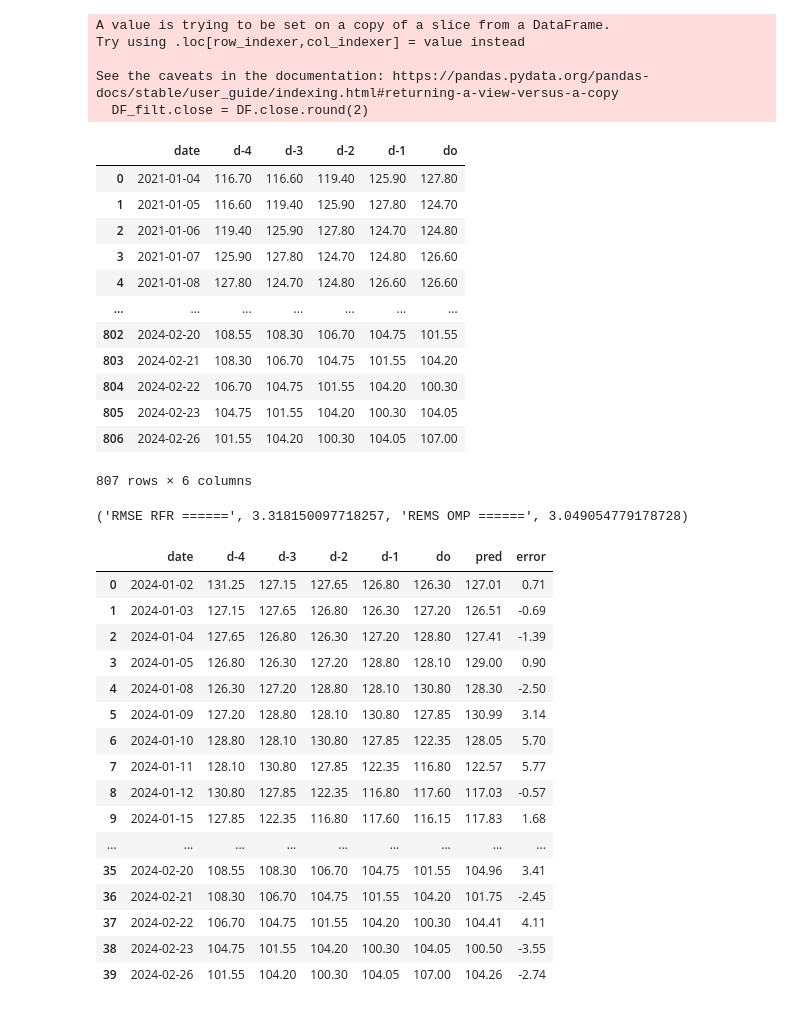
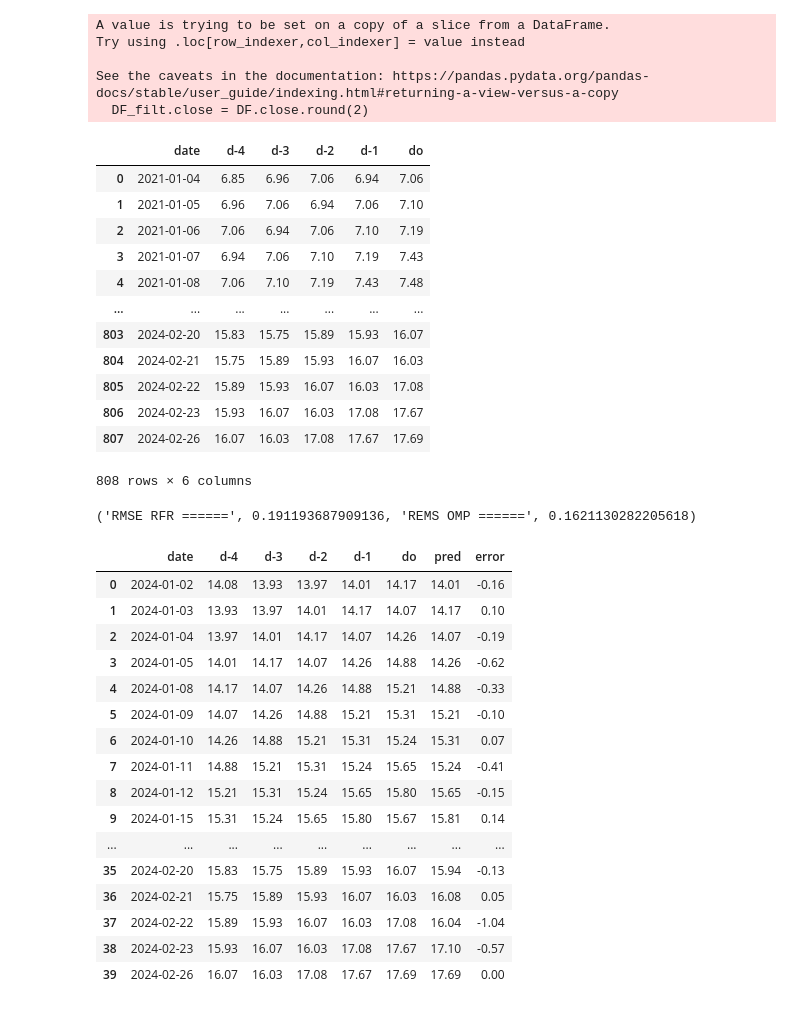
Before and after one commit to javicastano77/IBEX-35-Analysis, a Jupyter notebook: model_omp/model_template.ipynb, the cells around one changed output. Cells and saved outputs as stored; diff of their text form; code cells hidden in the pictures.

```diff
--- a/model_omp/model_template.ipynb
+++ b/model_omp/model_template.ipynb
@@ -39,0 +22,4 @@ acciona
+# %%
+indra = primera_llamada('Indra')
+
+indra
@@ -61,28 +61,28 @@ def preparar_modelo(DF):
 
     return new_df
 # %%
-new_df = preparar_modelo(acciona)
+new_df = preparar_modelo(indra)
 
 new_df
 # %% [output]
 A value is trying to be set on a copy of a slice from a DataFrame.
 Try using .loc[row_indexer,col_indexer] = value instead
 
 See the caveats in the documentation: https://pandas.pydata.org/pandas-docs/stable/user_guide/indexing.html#returning-a-view-versus-a-copy
   DF_filt.close = DF.close.round(2)
 |  | date | d-4 | d-3 | d-2 | d-1 | do |
-| 0 | 2021-01-04 | 116.70 | 116.60 | 119.40 | 125.90 | 127.80 |
-| 1 | 2021-01-05 | 116.60 | 119.40 | 125.90 | 127.80 | 124.70 |
-| 2 | 2021-01-06 | 119.40 | 125.90 | 127.80 | 124.70 | 124.80 |
-| 3 | 2021-01-07 | 125.90 | 127.80 | 124.70 | 124.80 | 126.60 |
-| 4 | 2021-01-08 | 127.80 | 124.70 | 124.80 | 126.60 | 126.60 |
+| 0 | 2021-01-04 | 6.85 | 6.96 | 7.06 | 6.94 | 7.06 |
+| 1 | 2021-01-05 | 6.96 | 7.06 | 6.94 | 7.06 | 7.10 |
+| 2 | 2021-01-06 | 7.06 | 6.94 | 7.06 | 7.10 | 7.19 |
+| 3 | 2021-01-07 | 6.94 | 7.06 | 7.10 | 7.19 | 7.43 |
+| 4 | 2021-01-08 | 7.06 | 7.10 | 7.19 | 7.43 | 7.48 |
 | ... | ... | ... | ... | ... | ... | ... |
-| 802 | 2024-02-20 | 108.55 | 108.30 | 106.70 | 104.75 | 101.55 |
-| 803 | 2024-02-21 | 108.30 | 106.70 | 104.75 | 101.55 | 104.20 |
-| 804 | 2024-02-22 | 106.70 | 104.75 | 101.55 | 104.20 | 100.30 |
-| 805 | 2024-02-23 | 104.75 | 101.55 | 104.20 | 100.30 | 104.05 |
-| 806 | 2024-02-26 | 101.55 | 104.20 | 100.30 | 104.05 | 107.00 |
+| 803 | 2024-02-20 | 15.83 | 15.75 | 15.89 | 15.93 | 16.07 |
+| 804 | 2024-02-21 | 15.75 | 15.89 | 15.93 | 16.07 | 16.03 |
+| 805 | 2024-02-22 | 15.89 | 15.93 | 16.07 | 16.03 | 17.08 |
+| 806 | 2024-02-23 | 15.93 | 16.07 | 16.03 | 17.08 | 17.67 |
+| 807 | 2024-02-26 | 16.07 | 16.03 | 17.08 | 17.67 | 17.69 |
-807 rows × 6 columns
+808 rows × 6 columns
 # %%
 
 def modelo_train(new_df):
@@ -125,7 +125,7 @@ def modelo_train(new_df):
 # %%
 modelo_train(new_df)
 # %% [output]
-('RMSE RFR ======', 3.318150097718257, 'REMS OMP ======', 3.049054779178728)
+('RMSE RFR ======', 0.191193687909136, 'REMS OMP ======', 0.1621130282205618)
 # %%
 def model(new_df):
 
@@ -178,19 +178,19 @@ df_pred = model(new_df)
 df_pred
 # %% [output]
 |  | date | d-4 | d-3 | d-2 | d-1 | do | pred | error |
-| 0 | 2024-01-02 | 131.25 | 127.15 | 127.65 | 126.80 | 126.30 | 127.01 | 0.71 |
-| 1 | 2024-01-03 | 127.15 | 127.65 | 126.80 | 126.30 | 127.20 | 126.51 | -0.69 |
-| 2 | 2024-01-04 | 127.65 | 126.80 | 126.30 | 127.20 | 128.80 | 127.41 | -1.39 |
-| 3 | 2024-01-05 | 126.80 | 126.30 | 127.20 | 128.80 | 128.10 | 129.00 | 0.90 |
-| 4 | 2024-01-08 | 126.30 | 127.20 | 128.80 | 128.10 | 130.80 | 128.30 | -2.50 |
-| 5 | 2024-01-09 | 127.20 | 128.80 | 128.10 | 130.80 | 127.85 | 130.99 | 3.14 |
-| 6 | 2024-01-10 | 128.80 | 128.10 | 130.80 | 127.85 | 122.35 | 128.05 | 5.70 |
-| 7 | 2024-01-11 | 128.10 | 130.80 | 127.85 | 122.35 | 116.80 | 122.57 | 5.77 |
-| 8 | 2024-01-12 | 130.80 | 127.85 | 122.35 | 116.80 | 117.60 | 117.03 | -0.57 |
-| 9 | 2024-01-15 | 127.85 | 122.35 | 116.80 | 117.60 | 116.15 | 117.83 | 1.68 |
+| 0 | 2024-01-02 | 14.08 | 13.93 | 13.97 | 14.01 | 14.17 | 14.01 | -0.16 |
+| 1 | 2024-01-03 | 13.93 | 13.97 | 14.01 | 14.17 | 14.07 | 14.17 | 0.10 |
+| 2 | 2024-01-04 | 13.97 | 14.01 | 14.17 | 14.07 | 14.26 | 14.07 | -0.19 |
+| 3 | 2024-01-05 | 14.01 | 14.17 | 14.07 | 14.26 | 14.88 | 14.26 | -0.62 |
+| 4 | 2024-01-08 | 14.17 | 14.07 | 14.26 | 14.88 | 15.21 | 14.88 | -0.33 |
+| 5 | 2024-01-09 | 14.07 | 14.26 | 14.88 | 15.21 | 15.31 | 15.21 | -0.10 |
+| 6 | 2024-01-10 | 14.26 | 14.88 | 15.21 | 15.31 | 15.24 | 15.31 | 0.07 |
+| 7 | 2024-01-11 | 14.88 | 15.21 | 15.31 | 15.24 | 15.65 | 15.24 | -0.41 |
+| 8 | 2024-01-12 | 15.21 | 15.31 | 15.24 | 15.65 | 15.80 | 15.65 | -0.15 |
+| 9 | 2024-01-15 | 15.31 | 15.24 | 15.65 | 15.80 | 15.67 | 15.81 | 0.14 |
 | ... | ... | ... | ... | ... | ... | ... | ... | ... |
-| 35 | 2024-02-20 | 108.55 | 108.30 | 106.70 | 104.75 | 101.55 | 104.96 | 3.41 |
-| 36 | 2024-02-21 | 108.30 | 106.70 | 104.75 | 101.55 | 104.20 | 101.75 | -2.45 |
-| 37 | 2024-02-22 | 106.70 | 104.75 | 101.55 | 104.20 | 100.30 | 104.41 | 4.11 |
-| 38 | 2024-02-23 | 104.75 | 101.55 | 104.20 | 100.30 | 104.05 | 100.50 | -3.55 |
-| 39 | 2024-02-26 | 101.55 | 104.20 | 100.30 | 104.05 | 107.00 | 104.26 | -2.74 |
+| 35 | 2024-02-20 | 15.83 | 15.75 | 15.89 | 15.93 | 16.07 | 15.94 | -0.13 |
+| 36 | 2024-02-21 | 15.75 | 15.89 | 15.93 | 16.07 | 16.03 | 16.08 | 0.05 |
+| 37 | 2024-02-22 | 15.89 | 15.93 | 16.07 | 16.03 | 17.08 | 16.04 | -1.04 |
+| 38 | 2024-02-23 | 15.93 | 16.07 | 16.03 | 17.08 | 17.67 | 17.10 | -0.57 |
+| 39 | 2024-02-26 | 16.07 | 16.03 | 17.08 | 17.67 | 17.69 | 17.69 | 0.00 |
```
Also changed, not shown: parts of 6 cells of this notebook, 3 other files.
